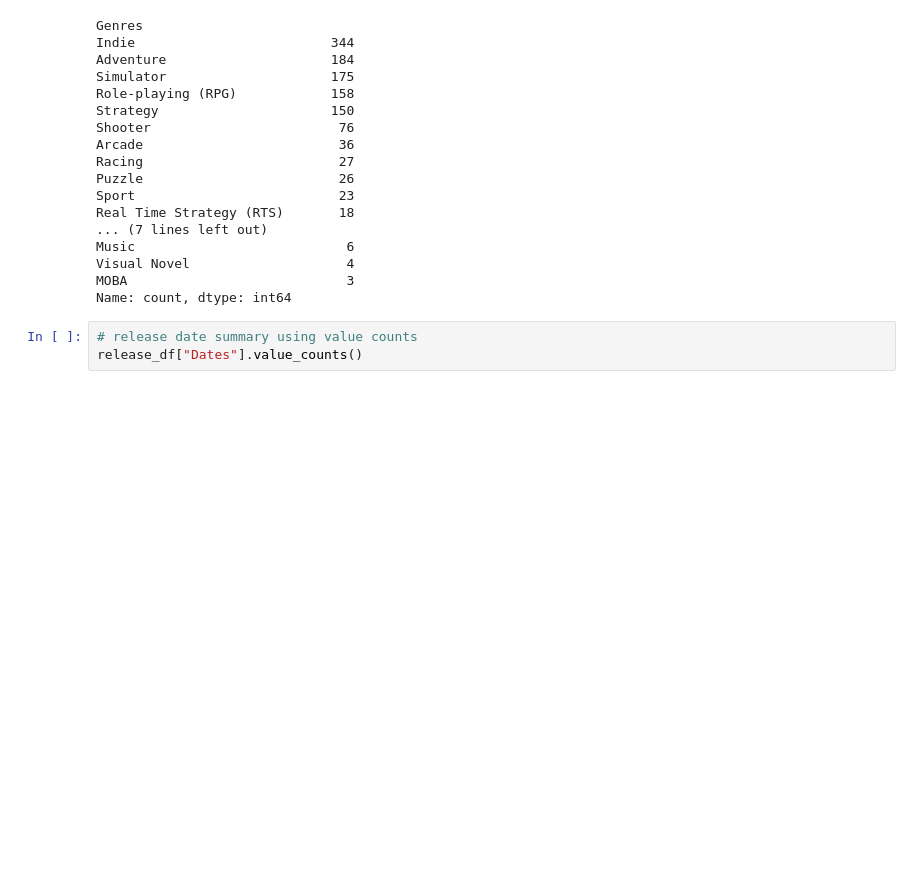
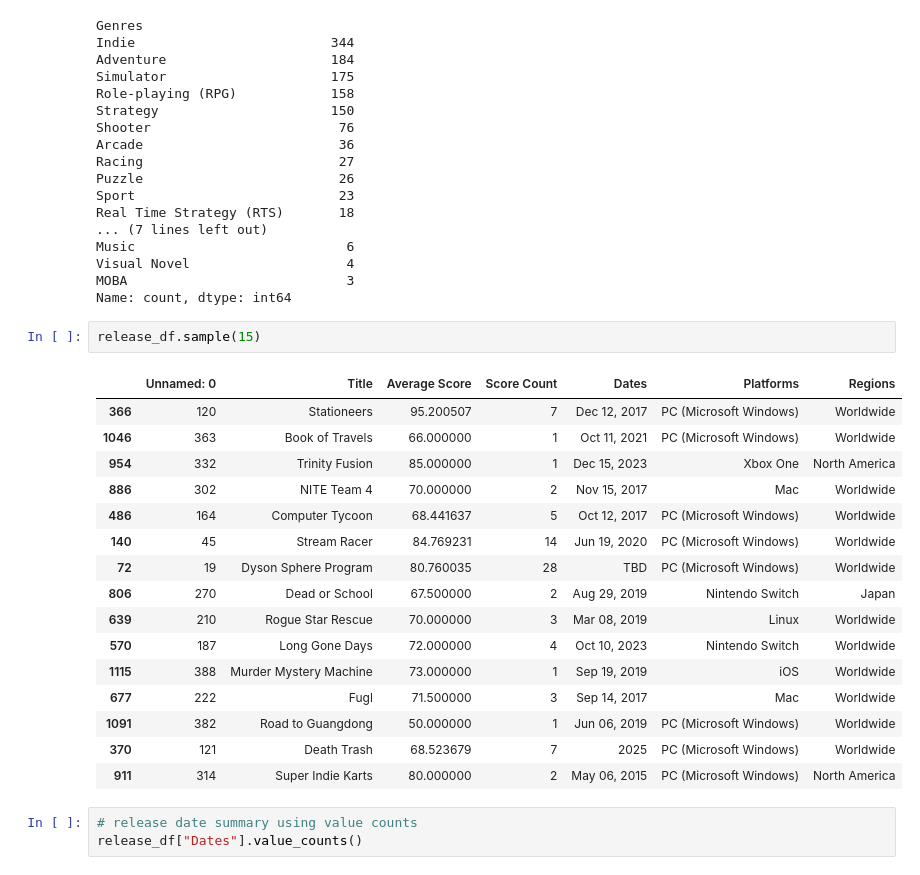
Before and after one commit to nlabern/Project_1_Steam_PC_, a Jupyter notebook: Data-analysis.ipynb, the cells around one changed output. Cells and saved outputs as stored; diff of their text form; blank space fills up the shorter version.

Commit message:
Planning out next steps in programming the analysis

```diff
--- a/Data-analysis.ipynb
+++ b/Data-analysis.ipynb
@@ -62,6 +62,25 @@ Music                           6
 Visual Novel                    4
 MOBA                            3
 Name: count, dtype: int64
+# %%
+release_df.sample(15)
+# %% [output]
+|  | Unnamed: 0 | Title | Average Score | Score Count | Dates | Platforms | Regions |
+| 366 | 120 | Stationeers | 95.200507 | 7 | Dec 12, 2017 | PC (Microsoft Windows) | Worldwide |
+| 1046 | 363 | Book of Travels | 66.000000 | 1 | Oct 11, 2021 | PC (Microsoft Windows) | Worldwide |
+| 954 | 332 | Trinity Fusion | 85.000000 | 1 | Dec 15, 2023 | Xbox One | North America |
+| 886 | 302 | NITE Team 4 | 70.000000 | 2 | Nov 15, 2017 | Mac | Worldwide |
+| 486 | 164 | Computer Tycoon | 68.441637 | 5 | Oct 12, 2017 | PC (Microsoft Windows) | Worldwide |
+| 140 | 45 | Stream Racer | 84.769231 | 14 | Jun 19, 2020 | PC (Microsoft Windows) | Worldwide |
+| 72 | 19 | Dyson Sphere Program | 80.760035 | 28 | TBD | PC (Microsoft Windows) | Worldwide |
+| 806 | 270 | Dead or School | 67.500000 | 2 | Aug 29, 2019 | Nintendo Switch | Japan |
+| 639 | 210 | Rogue Star Rescue | 70.000000 | 3 | Mar 08, 2019 | Linux | Worldwide |
+| 570 | 187 | Long Gone Days | 72.000000 | 4 | Oct 10, 2023 | Nintendo Switch | Worldwide |
+| 1115 | 388 | Murder Mystery Machine | 73.000000 | 1 | Sep 19, 2019 | iOS | Worldwide |
+| 677 | 222 | Fugl | 71.500000 | 3 | Sep 14, 2017 | Mac | Worldwide |
+| 1091 | 382 | Road to Guangdong | 50.000000 | 1 | Jun 06, 2019 | PC (Microsoft Windows) | Worldwide |
+| 370 | 121 | Death Trash | 68.523679 | 7 | 2025 | PC (Microsoft Windows) | Worldwide |
+| 911 | 314 | Super Indie Karts | 80.000000 | 2 | May 06, 2015 | PC (Microsoft Windows) | North America |
 # %%
 # release date summary using value counts
 release_df["Dates"].value_counts()
```
Also changed, not shown: parts of 35 cells of this notebook.
